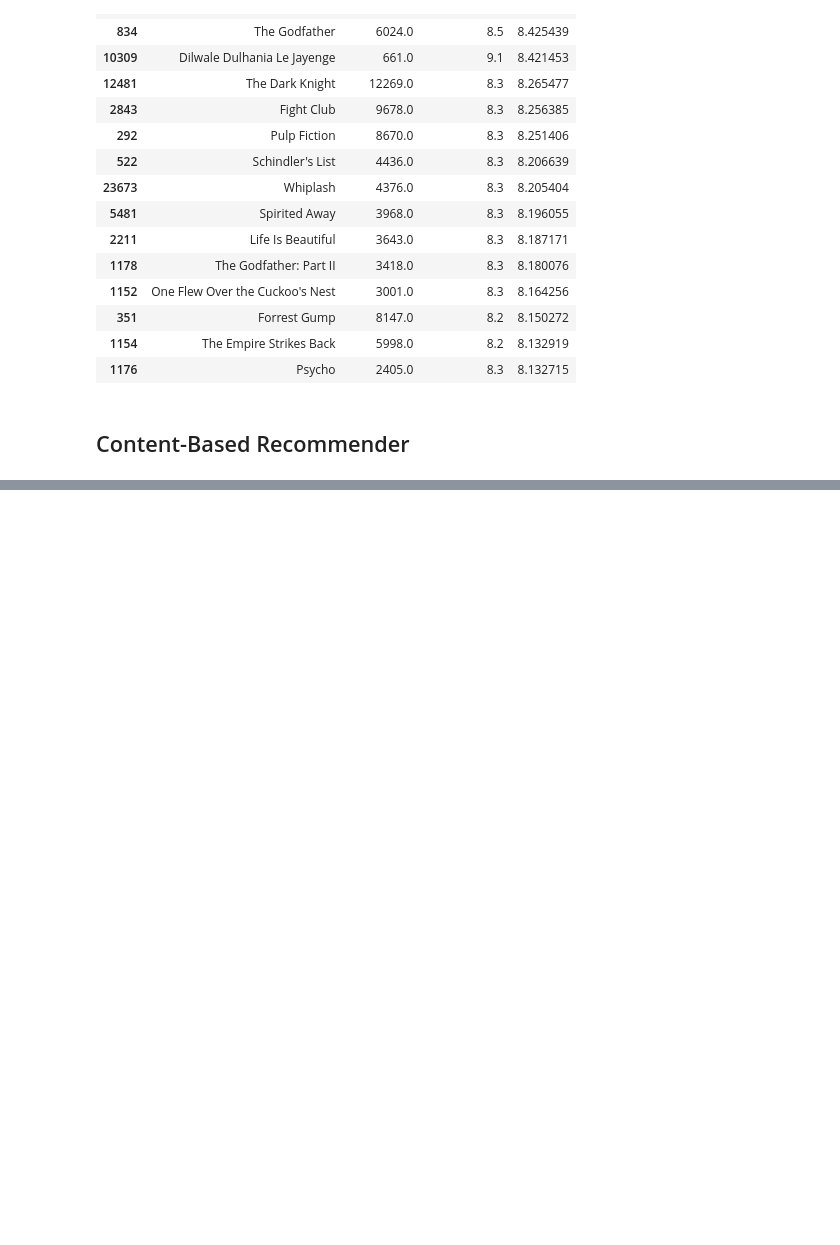
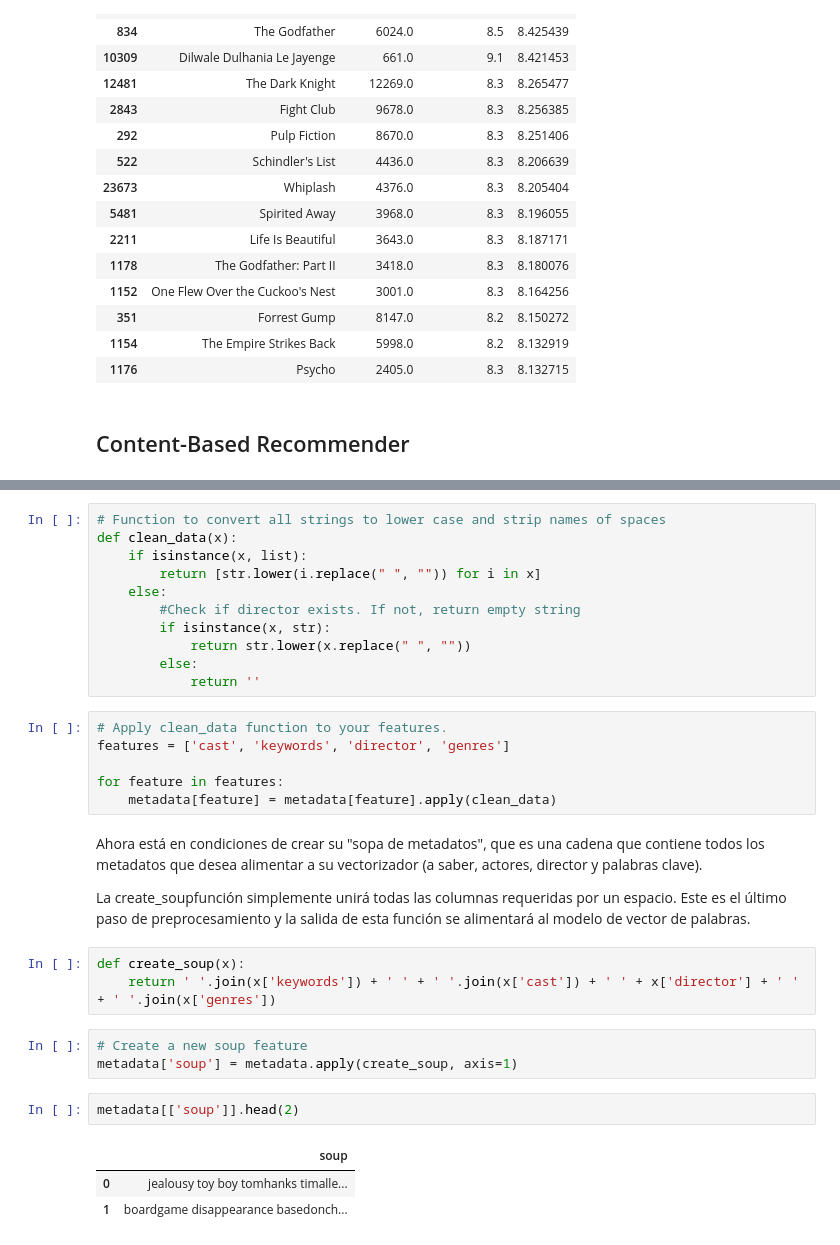
Before and after one commit to fagonzalezosorio/proyectomat282, a Jupyter notebook: Codigos/Tutorial0.ipynb, the cells around one changed output, grey strips where cells are left out. Cells and saved outputs as stored; diff of their text form; blank space fills up the shorter version.

```diff
--- a/Codigos/Tutorial0.ipynb
+++ b/Codigos/Tutorial0.ipynb
@@ -88,0 +283,33 @@ q_movies[['title', 'vote_count', 'vote_average', 'score']].head(15)
+# %%
+# Function to convert all strings to lower case and strip names of spaces
+def clean_data(x):
+    if isinstance(x, list):
+        return [str.lower(i.replace(" ", "")) for i in x]
+    else:
+        #Check if director exists. If not, return empty string
+        if isinstance(x, str):
+            return str.lower(x.replace(" ", ""))
+        else:
+            return ''
+# %%
+# Apply clean_data function to your features.
+features = ['cast', 'keywords', 'director', 'genres']
+
+for feature in features:
+    metadata[feature] = metadata[feature].apply(clean_data)
+# %% [markdown]
+Ahora está en condiciones de crear su "sopa de metadatos", que es una cadena que contiene todos los metadatos que desea alimentar a su vectorizador (a saber, actores, director y palabras clave).
+
+La create_soupfunción simplemente unirá todas las columnas requeridas por un espacio. Este es el último paso de preprocesamiento y la salida de esta función se alimentará al modelo de vector de palabras.
+# %%
+def create_soup(x):
+    return ' '.join(x['keywords']) + ' ' + ' '.join(x['cast']) + ' ' + x['director'] + ' ' + ' '.join(x['genres'])
+# %%
+# Create a new soup feature
+metadata['soup'] = metadata.apply(create_soup, axis=1)
+# %%
+metadata[['soup']].head(2)
+# %% [output]
+|  | soup |
+| 0 | jealousy toy boy tomhanks timalle... |
+| 1 | boardgame disappearance basedonch... |
```
Also changed, not shown: parts of 39 cells of this notebook.
